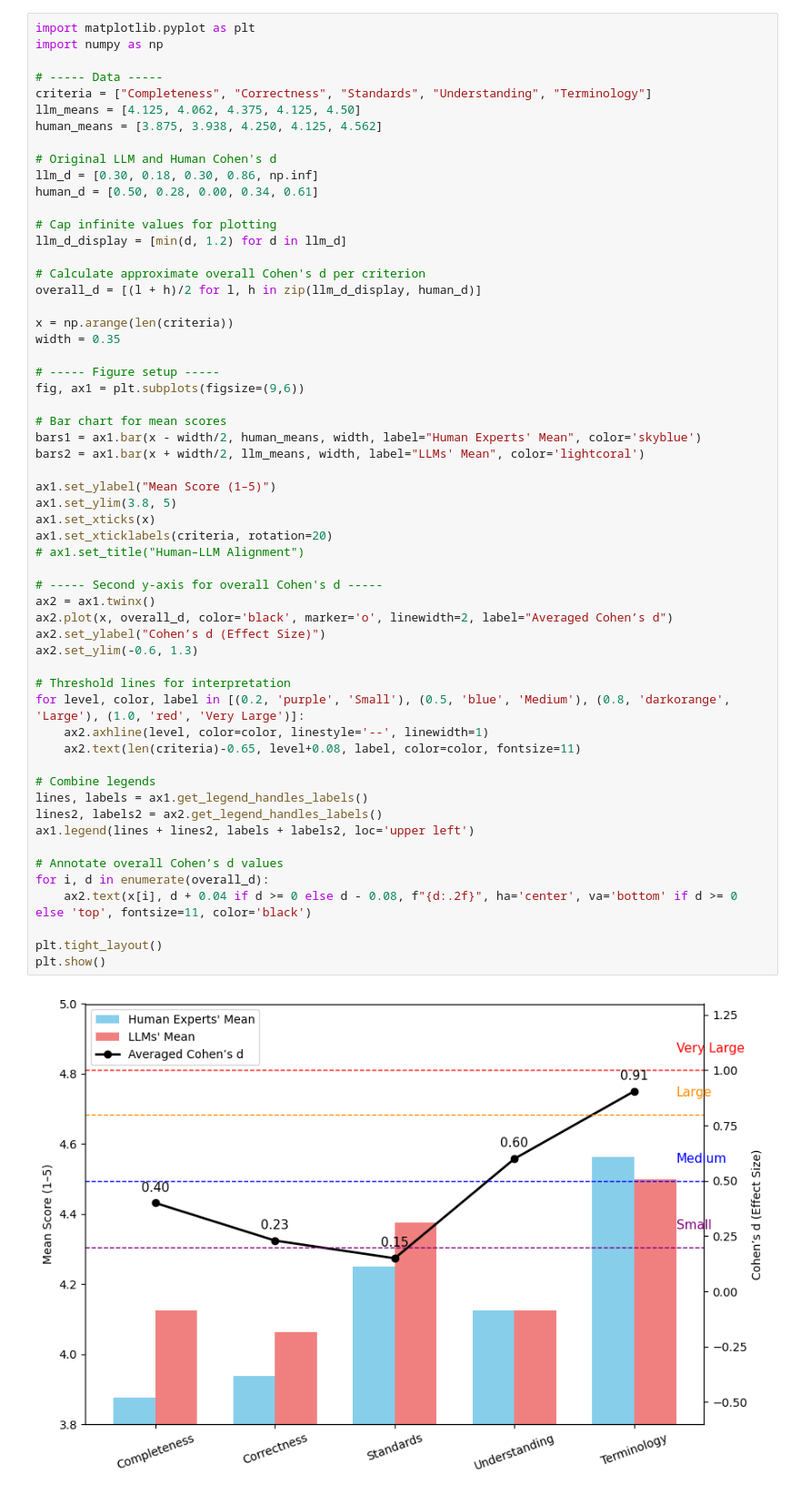
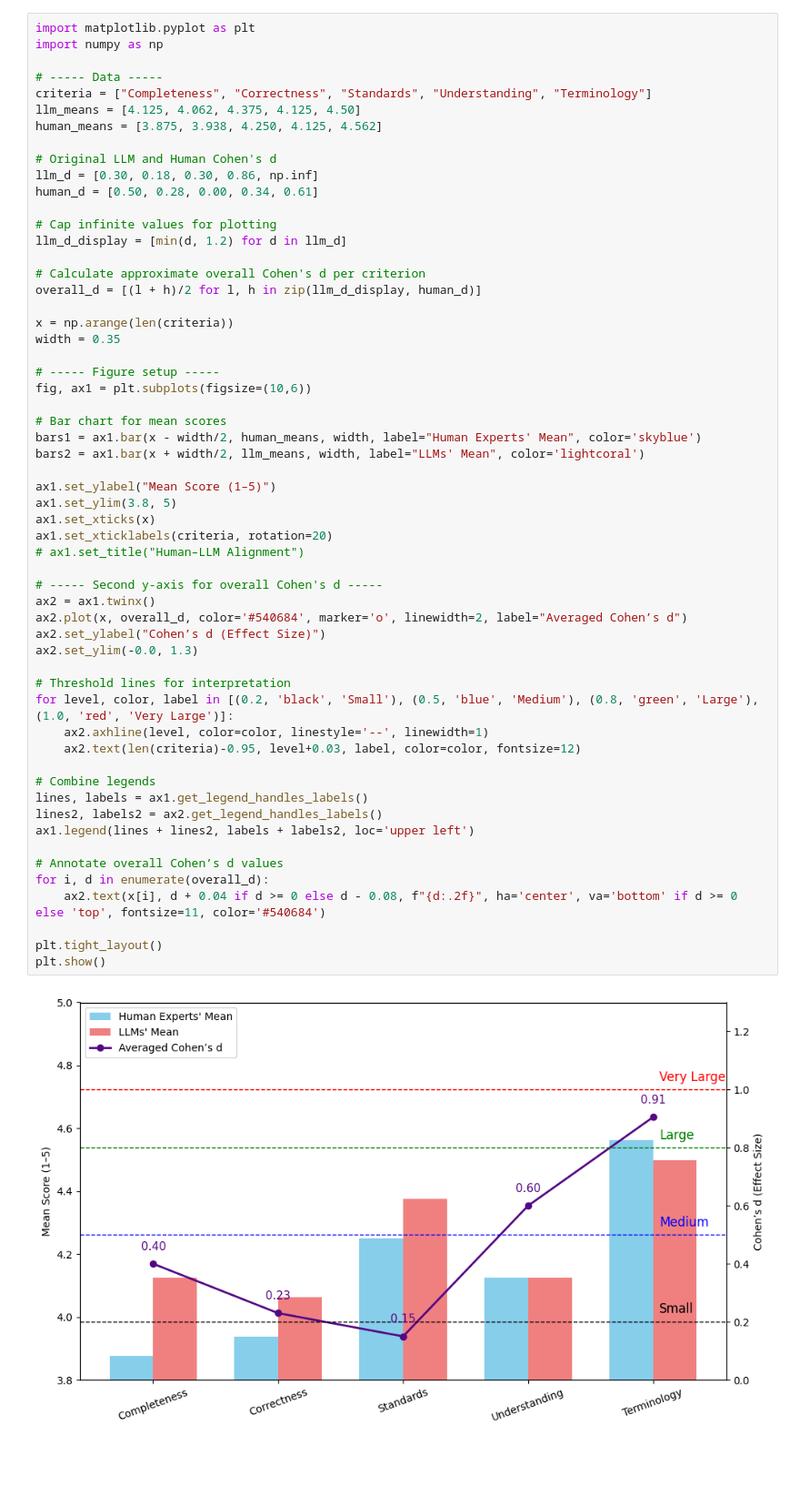
Before and after one commit to jackson0076/FIT4701-GenAI, a Jupyter notebook: results/Graph/data analysis graph.ipynb, the cells around one changed output. Shown at 91% size. Cells and saved outputs as stored; diff of their text form; blank space fills up the shorter version.

Commit message:
update graph

```diff
--- a/results/Graph/data analysis graph.ipynb
+++ b/results/Graph/data analysis graph.ipynb
@@ -445,39 +445,39 @@ x = np.arange(len(criteria))
 width = 0.35
 
 # ----- Figure setup -----
-fig, ax1 = plt.subplots(figsize=(9,6))
+fig, ax1 = plt.subplots(figsize=(10,6))
 
 # Bar chart for mean scores
 bars1 = ax1.bar(x - width/2, human_means, width, label="Human Experts' Mean", color='skyblue')
 bars2 = ax1.bar(x + width/2, llm_means, width, label="LLMs' Mean", color='lightcoral')
 
 ax1.set_ylabel("Mean Score (1–5)")
 ax1.set_ylim(3.8, 5)
 ax1.set_xticks(x)
 ax1.set_xticklabels(criteria, rotation=20)
 # ax1.set_title("Human–LLM Alignment")
 
 # ----- Second y-axis for overall Cohen's d -----
 ax2 = ax1.twinx()
-ax2.plot(x, overall_d, color='black', marker='o', linewidth=2, label="Averaged Cohen’s d")
+ax2.plot(x, overall_d, color='#540684', marker='o', linewidth=2, label="Averaged Cohen’s d")
 ax2.set_ylabel("Cohen’s d (Effect Size)")
-ax2.set_ylim(-0.6, 1.3)
+ax2.set_ylim(-0.0, 1.3)
 
 # Threshold lines for interpretation
-for level, color, label in [(0.2, 'purple', 'Small'), (0.5, 'blue', 'Medium'), (0.8, 'darkorange', 'Large'), (1.0, 'red', 'Very Large')]:
+for level, color, label in [(0.2, 'black', 'Small'), (0.5, 'blue', 'Medium'), (0.8, 'green', 'Large'), (1.0, 'red', 'Very Large')]:
     ax2.axhline(level, color=color, linestyle='--', linewidth=1)
-    ax2.text(len(criteria)-0.65, level+0.08, label, color=color, fontsize=11)
+    ax2.text(len(criteria)-0.95, level+0.03, label, color=color, fontsize=12)
 
 # Combine legends
 lines, labels = ax1.get_legend_handles_labels()
 lines2, labels2 = ax2.get_legend_handles_labels()
 ax1.legend(lines + lines2, labels + labels2, loc='upper left')
 
 # Annotate overall Cohen’s d values
 for i, d in enumerate(overall_d):
-    ax2.text(x[i], d + 0.04 if d >= 0 else d - 0.08, f"{d:.2f}", ha='center', va='bottom' if d >= 0 else 'top', fontsize=11, color='black')
+    ax2.text(x[i], d + 0.04 if d >= 0 else d - 0.08, f"{d:.2f}", ha='center', va='bottom' if d >= 0 else 'top', fontsize=11, color='#540684')
 
 plt.tight_layout()
 plt.show()
 # %% [output]
-[figure, old version]
+[figure, new version]
```
